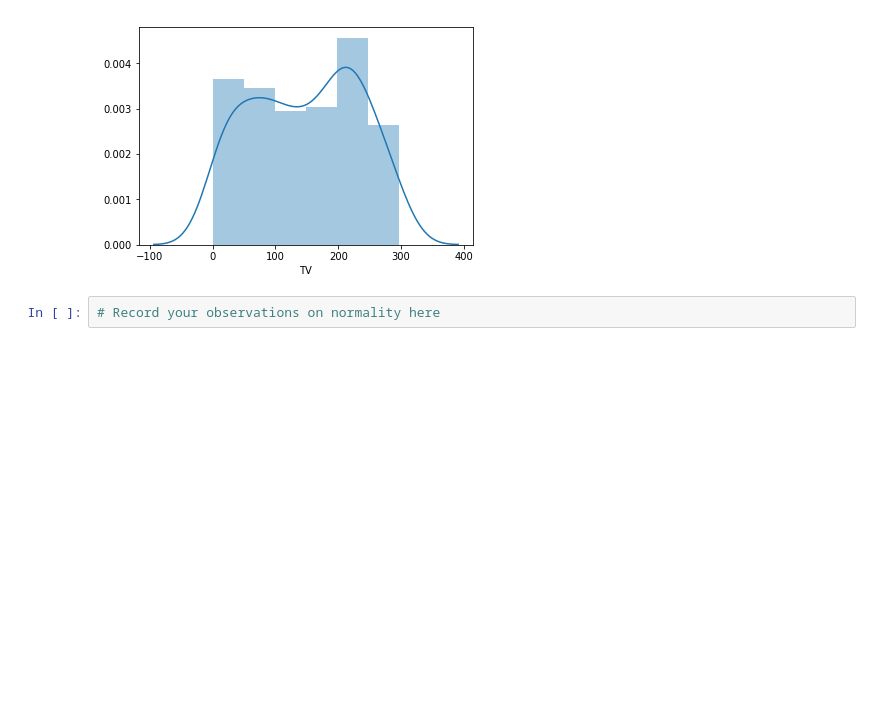
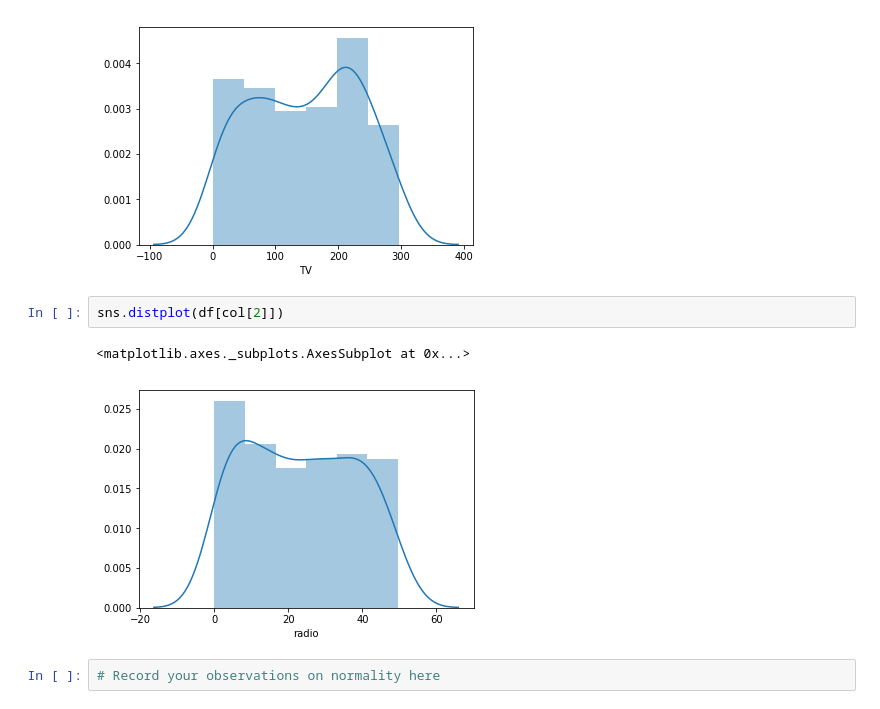
Before and after one commit to molron94/dsc-01-10-13-regression-statsmodels-lab-nyc-ds-career-031119, a Jupyter notebook: index.ipynb, the cells around one changed output. Saved outputs shown, nothing was run; the diff lists cells and outputs as text; blank space fills up the shorter version.

```diff
--- a/index.ipynb
+++ b/index.ipynb
@@ -79,6 +79,11 @@ sns.distplot(df[col[1]])
 # %% [output]
 <matplotlib.axes._subplots.AxesSubplot at 0x...>
 [figure]
+# %%
+sns.distplot(df[col[2]])
+# %% [output]
+<matplotlib.axes._subplots.AxesSubplot at 0x...>
+[figure, added]
 # %%
 # Record your observations on normality here
 # %% [markdown]
```
